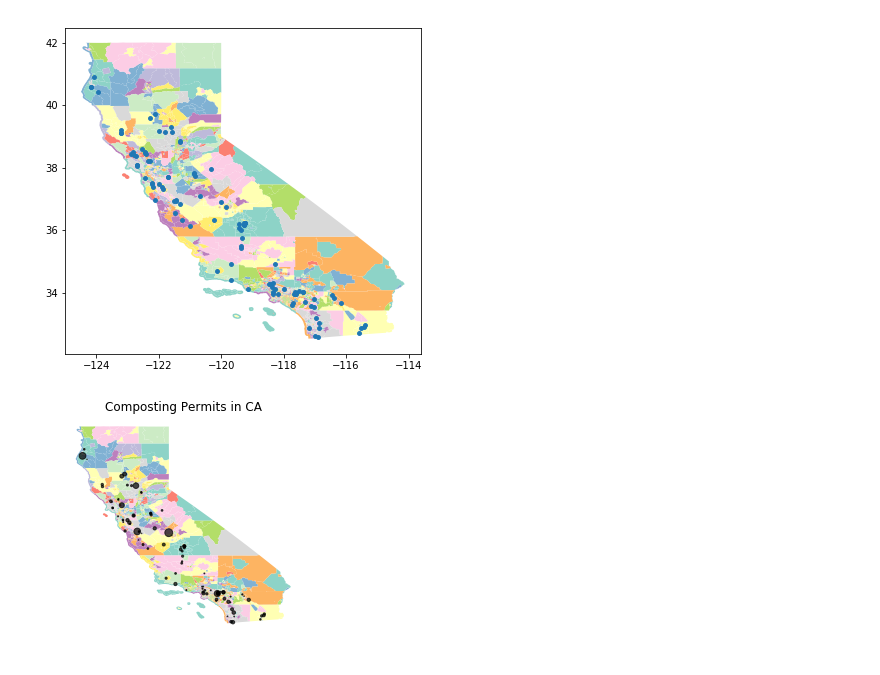
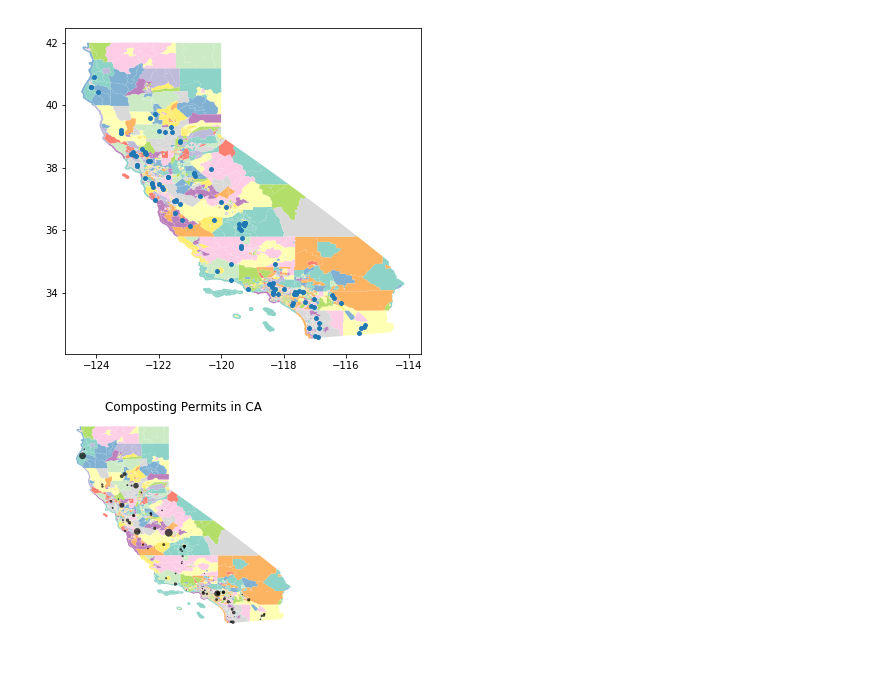
Before and after one commit to anayahall/grapevine, a Jupyter notebook: scripts/buffers.ipynb, the cells around one changed output. Saved outputs shown, nothing was run; the diff lists cells and outputs as text; code cells hidden in the pictures.

```diff
--- a/scripts/buffers.ipynb
+++ b/scripts/buffers.ipynb
@@ -88,10 +85,10 @@ gdf.plot(ax=CA.plot(cmap='Set3', figsize=(10, 6)), marker='o', markersize=15)
 # %%
 # better plot, with title
 f, ax = plt.subplots(1)
 CA.plot(ax = ax, cmap='Set3', figsize = (10,6), linewidth=0.1)
-gdf.plot(ax = ax, markersize = gdf.cap_m3/10000, marker = 'o', color = 'black', alpha=.7)
+gdf.plot(ax = ax, markersize = gdf.cap_m3/10000, marker = 'o', color = 'black', alpha=.7, linewidth=0)
 ax.axis('off')
 ax.set_title('Composting Permits in CA', fontdict={'fontsize': '12', 'fontweight' : '3'})
 plt.savefig("maps/FacilitiesbyCapacity.png", dpi=300)
 # %% [output]
-[figure, old version]
+[figure, new version]
```
Also changed, not shown: parts of 2 cells of this notebook, 9 other files.
